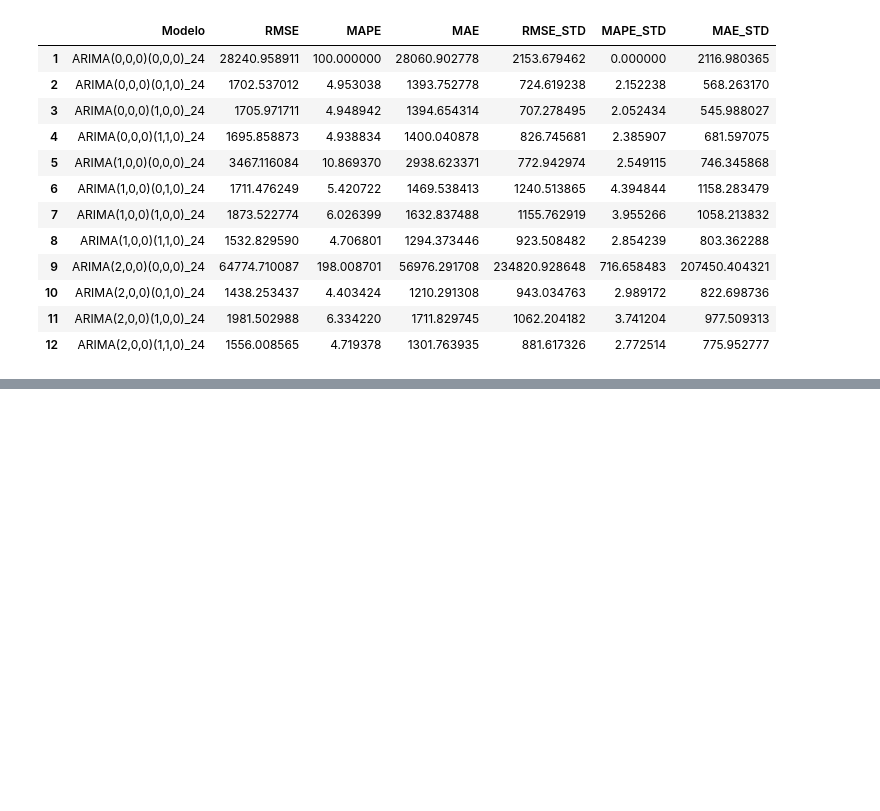
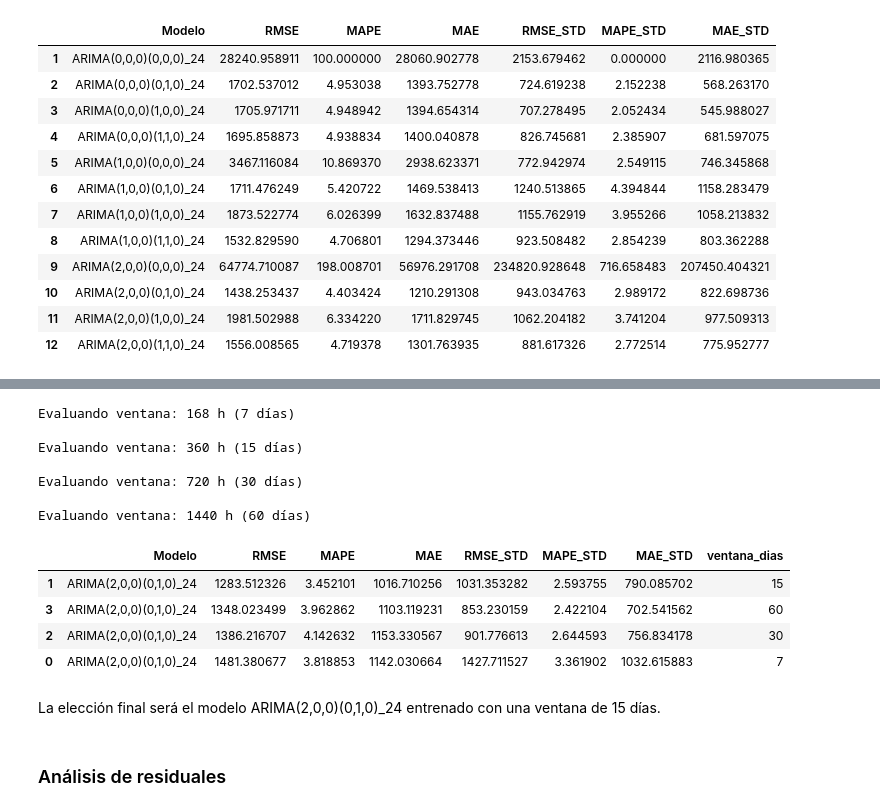
Before and after one commit to JairRamosG/Demanda_Energetica_SARIMA, a Jupyter notebook: notebooks/03_Modelos.ipynb, the cells around one changed output, grey strips where cells are left out. Drawn from its saved outputs; the diff is of its cells as text; code cells hidden in the pictures; blank space fills up the shorter version.

Commit message:
Búsqueda del modelo en 2 fases

```diff
--- a/notebooks/03_Modelos.ipynb
+++ b/notebooks/03_Modelos.ipynb
@@ -186,0 +193,62 @@ metricas_sarimas.sort_values(by = 'RMSE', ascending = True)[:5]
+# %%
+VENTANAS_HORAS = [24*7, 24*15, 24*30, 24*60]
+H = 24
+serie = df_train.copy()
+resultados = []
+
+p = 2
+d = 0
+q = 0
+P = 0
+D = 1
+Q = 0
+
+for ventana in VENTANAS_HORAS:
+    n_windows = min(15, (ventana - H)// 48)
+    print(f"\nEvaluando ventana: {ventana} h ({ventana//24} días)")
+
+    modelos = [ARIMA(order=(p, d, q), seasonal_order=(P, D, Q),
+                    season_length=24,
+                    alias=f'ARIMA({p},{d},{q})({P},{D},{Q})_24',
+                    include_constant=False)
+                ]
+
+    sf = StatsForecast(
+        models = modelos,
+        freq = 'h',
+        n_jobs = -1
+    )
+
+    cv_rolling = sf.cross_validation(
+    df = df_train,
+    h = H,
+    step_size = 48,
+    n_windows = n_windows,
+    input_size = ventana
+    )
+
+    alias_modelos = [m.alias for m in modelos]
+    metricas_sarimas = metricas_cv(cv_rolling, alias_modelos)
+    metricas_sarimas['ventana_dias'] = ventana // 24
+    resultados.append(metricas_sarimas)
+
+
+resultados = pd.concat(resultados, ignore_index=True)
+resultados.sort_values('RMSE')
+# %% [output]
+Evaluando ventana: 168 h (7 días)
+
+Evaluando ventana: 360 h (15 días)
+
+Evaluando ventana: 720 h (30 días)
+
+Evaluando ventana: 1440 h (60 días)
+|  | Modelo | RMSE | MAPE | MAE | RMSE_STD | MAPE_STD | MAE_STD | ventana_dias |
+| 1 | ARIMA(2,0,0)(0,1,0)_24 | 1283.512326 | 3.452101 | 1016.710256 | 1031.353282 | 2.593755 | 790.085702 | 15 |
+| 3 | ARIMA(2,0,0)(0,1,0)_24 | 1348.023499 | 3.962862 | 1103.119231 | 853.230159 | 2.422104 | 702.541562 | 60 |
+| 2 | ARIMA(2,0,0)(0,1,0)_24 | 1386.216707 | 4.142632 | 1153.330567 | 901.776613 | 2.644593 | 756.834178 | 30 |
+| 0 | ARIMA(2,0,0)(0,1,0)_24 | 1481.380677 | 3.818853 | 1142.030664 | 1427.711527 | 3.361902 | 1032.615883 | 7 |
+# %% [markdown]
+La elección final será el modelo ARIMA(2,0,0)(0,1,0)_24 entrenado con una ventana de 15 días.
+# %% [markdown]
+### Análisis de residuales
```
Also changed, not shown: parts of 2 cells of this notebook.
